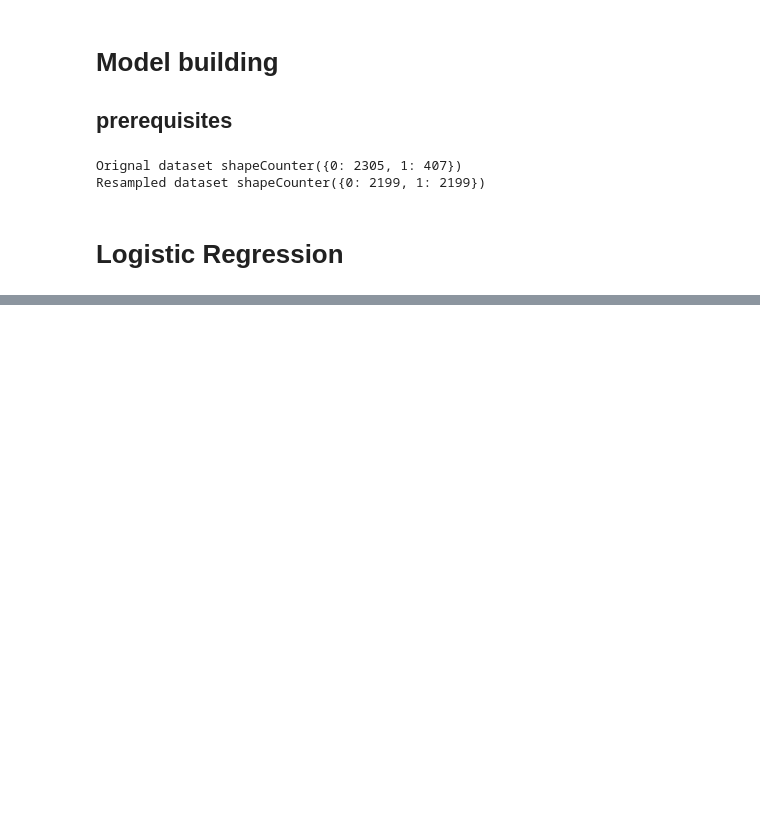
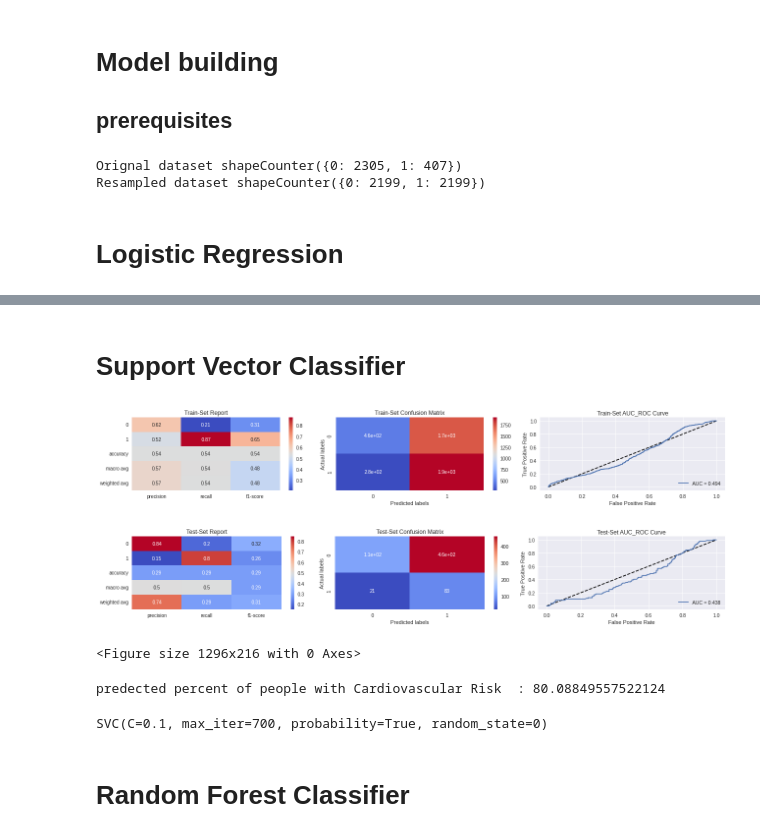
Before and after one commit to nehal35/Cardiovascular_Risk_Prediction_Capstone_Project, a Jupyter notebook: Cardiovascular_Risk_Prediction_Capstone_Project.ipynb, the cells around one changed output, grey strips where cells are left out. Saved outputs shown, nothing was run; the diff lists cells and outputs as text; code cells hidden in the pictures; blank space fills up the shorter version.

```diff
--- a/Cardiovascular_Risk_Prediction_Capstone_Project.ipynb
+++ b/Cardiovascular_Risk_Prediction_Capstone_Project.ipynb
@@ -531,0 +548,24 @@ LogisticRegression(max_iter=10000)
+# %% [markdown]
+# **Support Vector Classifier**
+# %%
+#svm algorithm
+clf=SVC(random_state= 0,probability=True)
+
+# HYperparameter Grid
+grid = {'kernel': ["linear","rbf","poly","sigmoid"],'C': [0.1, 1, 10, 100], 'max_iter' :(700,1000) }
+
+# GridSearch to find the best parameters
+svc = GridSearchCV(clf, param_grid = grid, scoring = scoring, cv=5)
+svc.fit( X_smote, y_smote)
+
+
+# Analysing the model with best set of parametes
+analyse_model(svc.best_estimator_, X_smote, X_test, y_smote, y_test)
+# %% [output]
+[figure, added]
+[figure, added]
+<Figure size 1296x216 with 0 Axes>
+predected percent of people with Cardiovascular Risk  : 80.08849557522124
+SVC(C=0.1, max_iter=700, probability=True, random_state=0)
+# %% [markdown]
+# **Random Forest Classifier**
```
Also changed, not shown: parts of 12 cells of this notebook.
